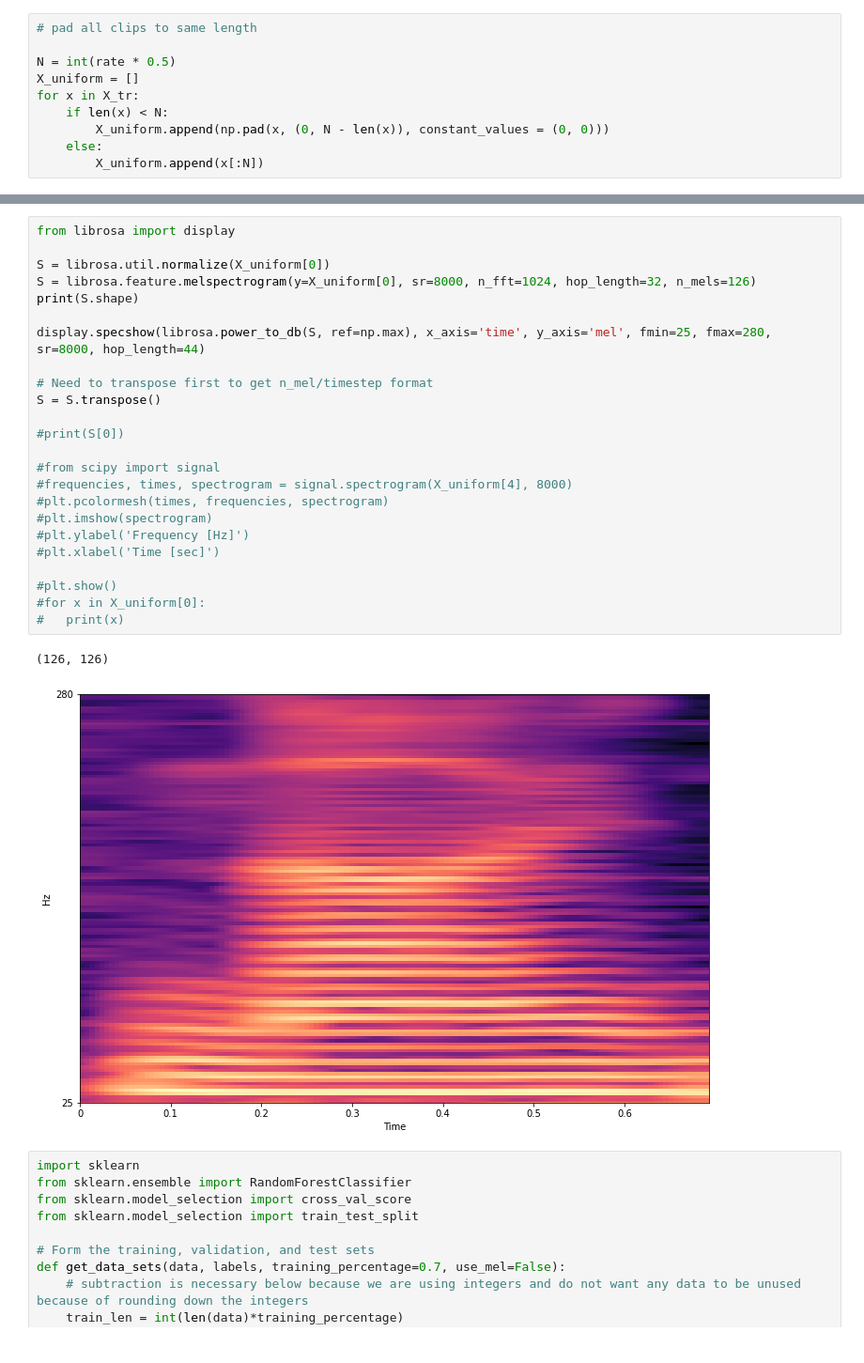
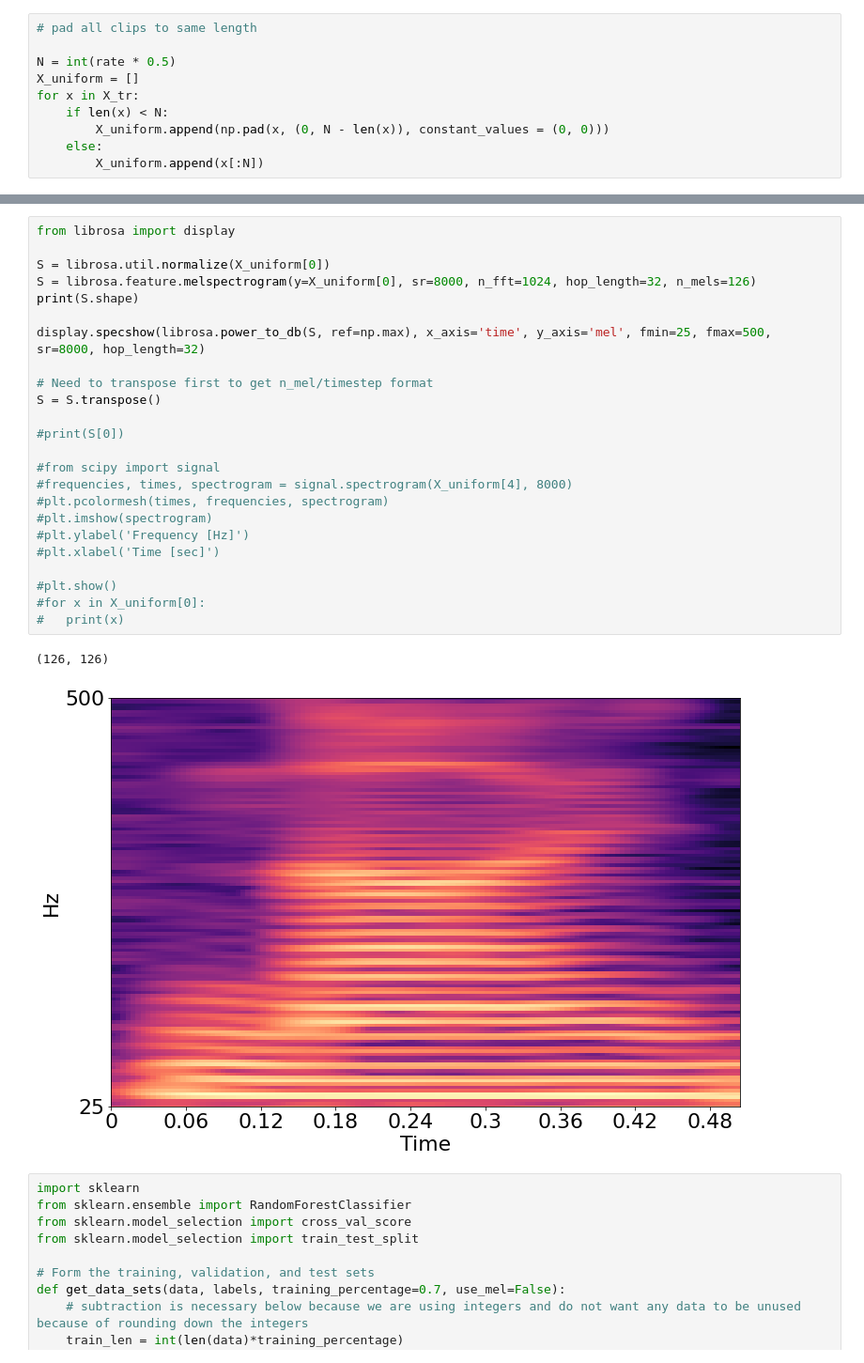
Before and after one commit to Ali-Sab/aps360_project, a Jupyter notebook: APS360_Project.ipynb, the cells around one changed output, grey strips where cells are left out. Shown at 94% size. Drawn from its saved outputs; the diff is of its cells as text.

```diff
--- a/APS360_Project.ipynb
+++ b/APS360_Project.ipynb
@@ -143,30 +179,30 @@ Digit: 9
 # %%
 from librosa import display
 
 S = librosa.util.normalize(X_uniform[0])
 S = librosa.feature.melspectrogram(y=X_uniform[0], sr=8000, n_fft=1024, hop_length=32, n_mels=126)
 print(S.shape)
 
-display.specshow(librosa.power_to_db(S, ref=np.max), x_axis='time', y_axis='mel', fmin=25, fmax=280, sr=8000, hop_length=44)
+display.specshow(librosa.power_to_db(S, ref=np.max), x_axis='time', y_axis='mel', fmin=25, fmax=500, sr=8000, hop_length=32)
 
 # Need to transpose first to get n_mel/timestep format
 S = S.transpose()
 
 #print(S[0])
 
 #from scipy import signal
 #frequencies, times, spectrogram = signal.spectrogram(X_uniform[4], 8000)
 #plt.pcolormesh(times, frequencies, spectrogram)
 #plt.imshow(spectrogram)
 #plt.ylabel('Frequency [Hz]')
 #plt.xlabel('Time [sec]')
 
 #plt.show()
 #for x in X_uniform[0]:
 #   print(x)
 # %% [output]
 (126, 126)
-[figure, old version]
+[figure, new version]
 # %%
 import sklearn
 from sklearn.ensemble import RandomForestClassifier
```
Also changed, not shown: parts of 17 cells of this notebook.
